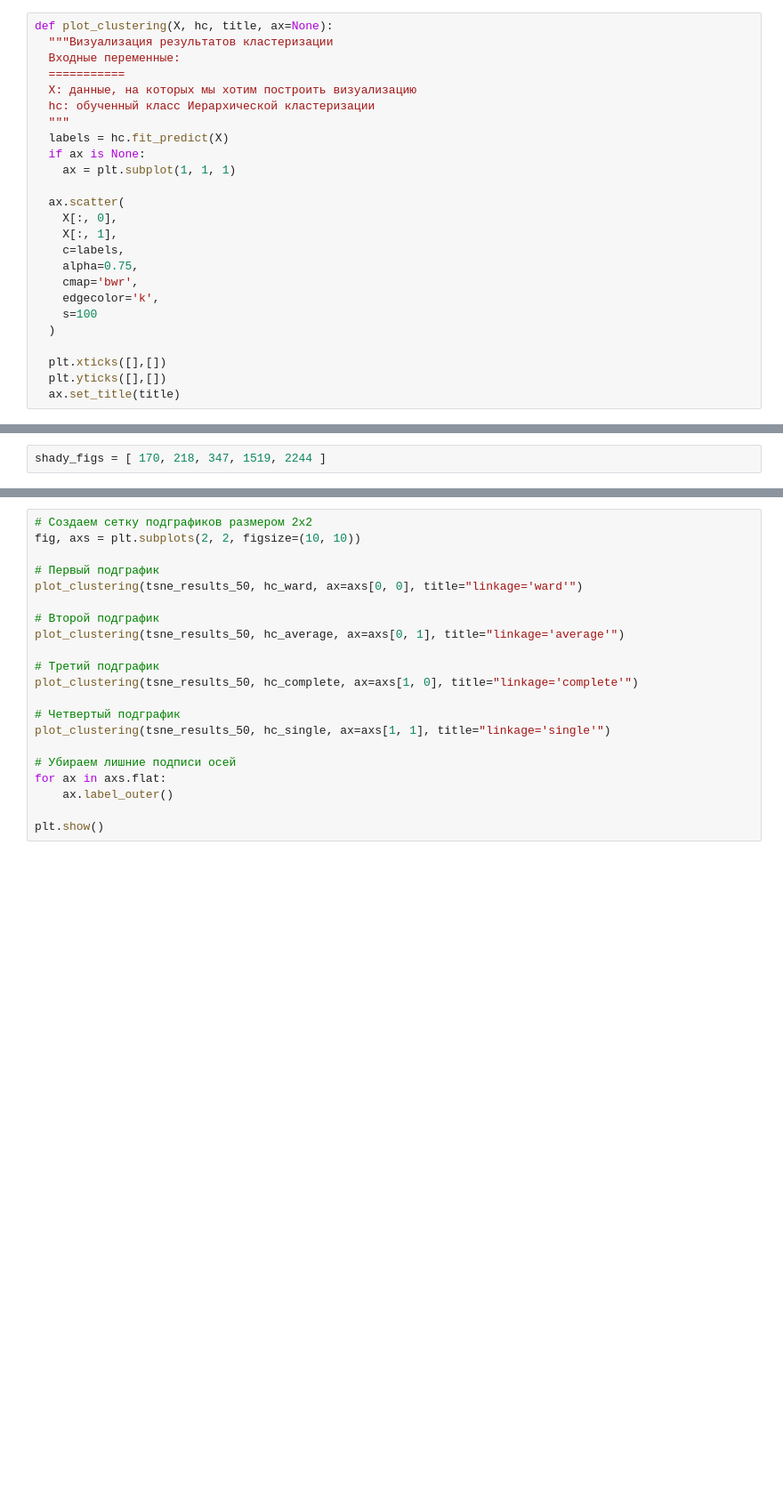
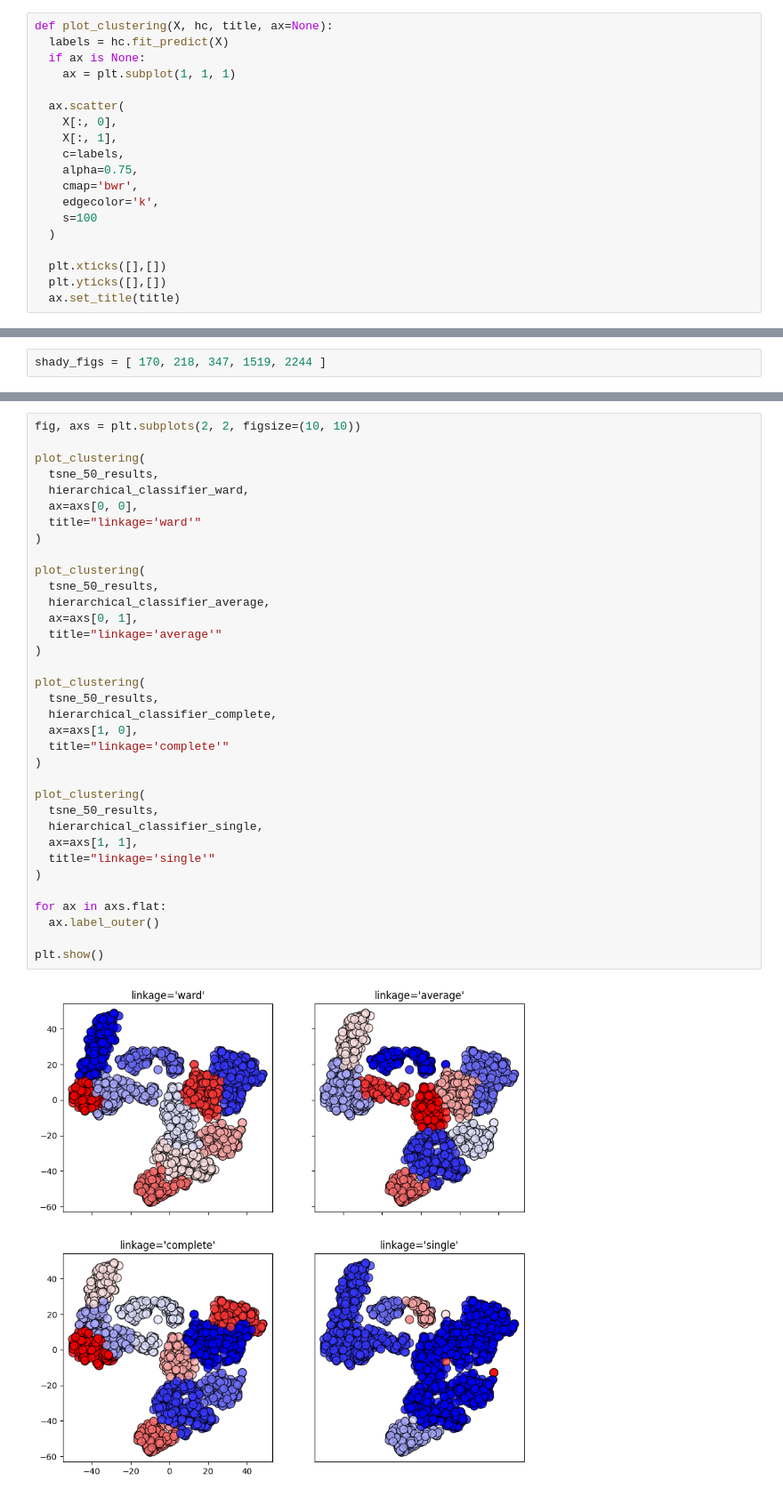
Before and after one commit to Losyash/mbml_II_hw, a Jupyter notebook: lab2/notebook.ipynb, the cells around one changed output, grey strips where cells are left out. Shown at 89% size. Saved outputs shown, nothing was run; the diff lists cells and outputs as text; blank space fills up the shorter version.

```diff
--- a/lab2/notebook.ipynb
+++ b/lab2/notebook.ipynb
@@ -47,12 +45,6 @@ def plot_data_multy(ax, ds, name=''):
   ax.set_yticks(())
 # %%
 def plot_clustering(X, hc, title, ax=None):
-  """Визуализация результатов кластеризации
-  Входные переменные:
-  ===========
-  X: данные, на которых мы хотим построить визуализацию
-  hc: обученный класс Иерархической кластеризации
-  """
   labels = hc.fit_predict(X)
   if ax is None:
     ax = plt.subplot(1, 1, 1)
@@ -310,21 +328,37 @@ hc_single.fit(tsne_results_50);
 # %%
-# Создаем сетку подграфиков размером 2x2
 fig, axs = plt.subplots(2, 2, figsize=(10, 10))
 
-# Первый подграфик
-plot_clustering(tsne_results_50, hc_ward, ax=axs[0, 0], title="linkage='ward'")
+plot_clustering(
+  tsne_50_results,
+  hierarchical_classifier_ward,
+  ax=axs[0, 0],
+  title="linkage='ward'"
+)
 
-# Второй подграфик
-plot_clustering(tsne_results_50, hc_average, ax=axs[0, 1], title="linkage='average'")
+plot_clustering(
+  tsne_50_results,
+  hierarchical_classifier_average,
+  ax=axs[0, 1],
+  title="linkage='average'"
+)
 
-# Третий подграфик
-plot_clustering(tsne_results_50, hc_complete, ax=axs[1, 0], title="linkage='complete'")
+plot_clustering(
+  tsne_50_results,
+  hierarchical_classifier_complete,
+  ax=axs[1, 0],
+  title="linkage='complete'"
+)
 
-# Четвертый подграфик
-plot_clustering(tsne_results_50, hc_single, ax=axs[1, 1], title="linkage='single'")
+plot_clustering(
+  tsne_50_results,
+  hierarchical_classifier_single,
+  ax=axs[1, 1],
+  title="linkage='single'"
+)
 
-# Убираем лишние подписи осей
 for ax in axs.flat:
-    ax.label_outer()
+  ax.label_outer()
 
 plt.show()
+# %% [output]
+[figure, added]
```
Also changed, not shown: parts of 49 cells of this notebook.
